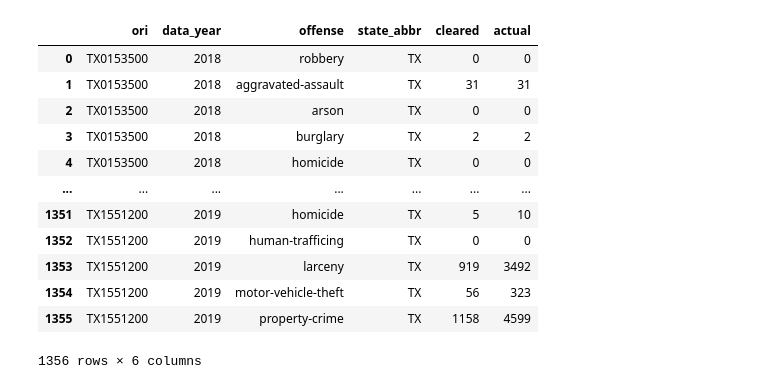
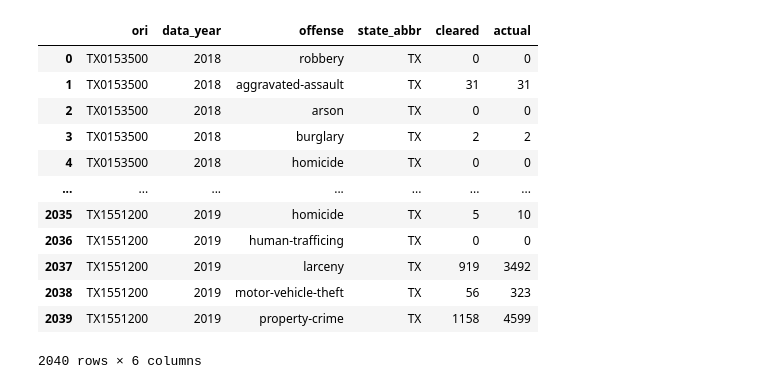
Before and after one commit to Aprieto7/Project-1, a Jupyter notebook: Crime_Data.ipynb, the cells around one changed output. Cells and saved outputs as stored; diff of their text form; code cells hidden in the pictures.

```diff
--- a/Crime_Data.ipynb
+++ b/Crime_Data.ipynb
@@ -54,14 +54,14 @@ crime = []
 #San Antonio (Bexar) ori - TX0150000
 #San Antonio (city) ori - TXSPD0000
 # %%
-#for agency in agencies:
+for agency in agencies:
 
-#`https://api.usa.gov/crime/fbi/sapi/{desired_endpiont}?api_key'
-    #url = f"https://api.usa.gov/crime/fbi/sapi/api/summarized/agencies/{agency}/offenses/2018/2018?API_KEY={fbi_key}"
-    #response = requests.get(url)
-    #response_json = response.json()
+#'https://api.usa.gov/crime/fbi/sapi/{desired_endpiont}?api_key'
+    url = f"https://api.usa.gov/crime/fbi/sapi/api/summarized/agencies/{agency}/offenses/2018/2018?API_KEY={fbi_key}"
+    response = requests.get(url)
+    response_json = response.json()
 
-    #crime.extend(response_json["results"])
+    crime.extend(response_json["results"])
 
-#crime_2018_df=pd.DataFrame(crime)
-#crime_2018_df
+crime_2018_df=pd.DataFrame(crime)
+crime_2018_df
@@ -68,29 +82,29 @@ crime = []
 # %%
-#for agency in agencies:
+for agency in agencies:
 
 #`https://api.usa.gov/crime/fbi/sapi/{desired_endpiont}?api_key'
-#    url = f"https://api.usa.gov/crime/fbi/sapi/api/summarized/agencies/{agency}/offenses/2018/2019?API_KEY={fbi_key}"
-#    response = requests.get(url)
-#    response_json = response.json()
+    url = f"https://api.usa.gov/crime/fbi/sapi/api/summarized/agencies/{agency}/offenses/2018/2019?API_KEY={fbi_key}"
+    response = requests.get(url)
+    response_json = response.json()
 
-#    crime.extend(response_json["results"])
+    crime.extend(response_json["results"])
 
-#crime_all_df=pd.DataFrame(crime)
+crime_all_df=pd.DataFrame(crime)
 crime_all_df
 # %% [output]
 |  | ori | data_year | offense | state_abbr | cleared | actual |
 | 0 | TX0153500 | 2018 | robbery | TX | 0 | 0 |
 | 1 | TX0153500 | 2018 | aggravated-assault | TX | 31 | 31 |
 | 2 | TX0153500 | 2018 | arson | TX | 0 | 0 |
 | 3 | TX0153500 | 2018 | burglary | TX | 2 | 2 |
 | 4 | TX0153500 | 2018 | homicide | TX | 0 | 0 |
 | ... | ... | ... | ... | ... | ... | ... |
-| 1351 | TX1551200 | 2019 | homicide | TX | 5 | 10 |
-| 1352 | TX1551200 | 2019 | human-trafficing | TX | 0 | 0 |
-| 1353 | TX1551200 | 2019 | larceny | TX | 919 | 3492 |
-| 1354 | TX1551200 | 2019 | motor-vehicle-theft | TX | 56 | 323 |
-| 1355 | TX1551200 | 2019 | property-crime | TX | 1158 | 4599 |
+| 2035 | TX1551200 | 2019 | homicide | TX | 5 | 10 |
+| 2036 | TX1551200 | 2019 | human-trafficing | TX | 0 | 0 |
+| 2037 | TX1551200 | 2019 | larceny | TX | 919 | 3492 |
+| 2038 | TX1551200 | 2019 | motor-vehicle-theft | TX | 56 | 323 |
+| 2039 | TX1551200 | 2019 | property-crime | TX | 1158 | 4599 |
-1356 rows × 6 columns
+2040 rows × 6 columns
 # %%
 merge_df = pd.merge(agency_df, crime_all_df, on = "ori")
 merge_df
```
Also changed, not shown: parts of 16 cells of this notebook.
